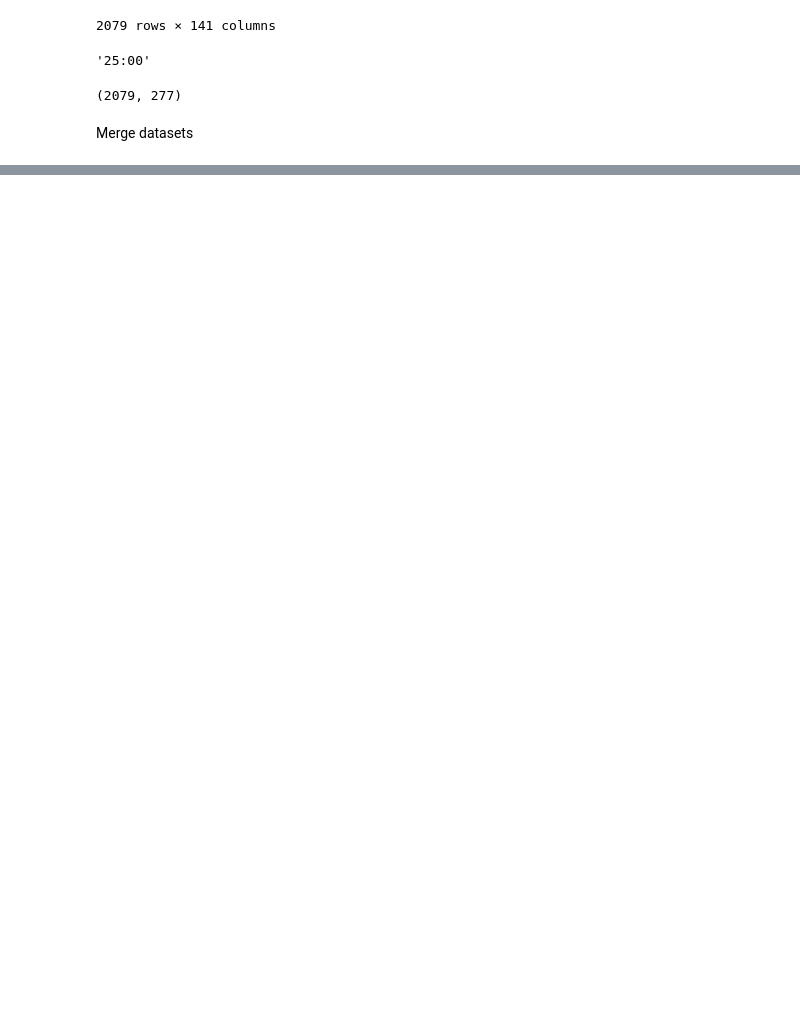
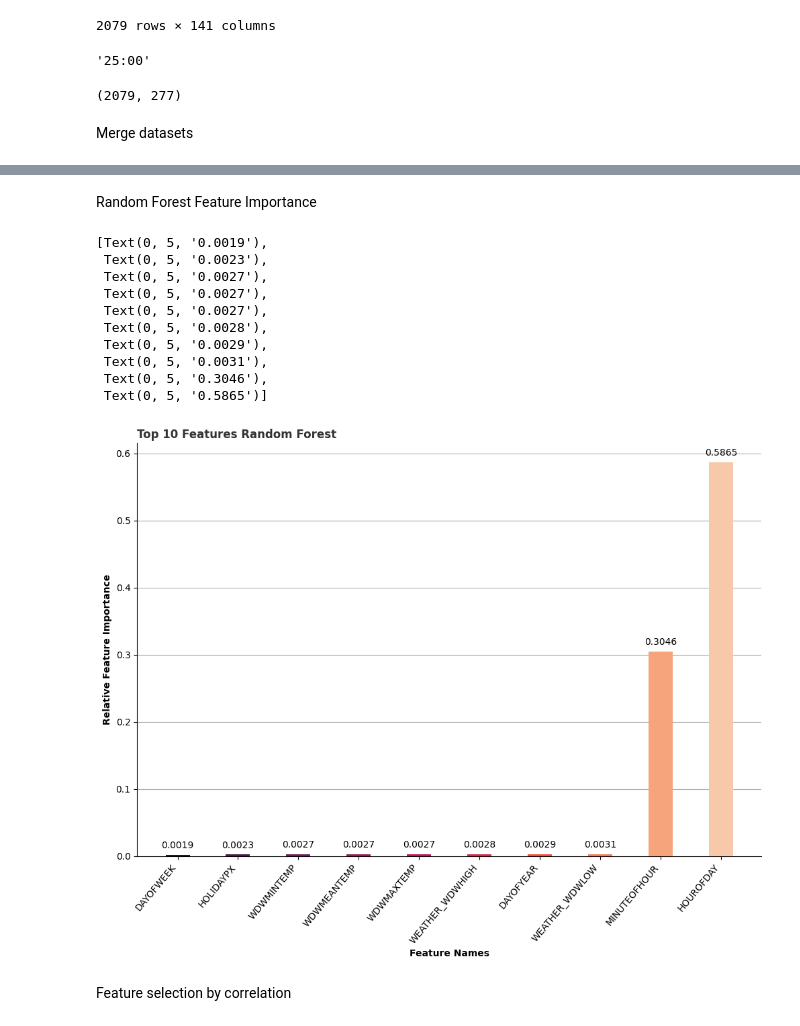
Before and after one commit to Anninam/Project-Disney-World-DSF, a Jupyter notebook: data_cleaning.ipynb, the cells around one changed output, grey strips where cells are left out. Cells and saved outputs as stored; diff of their text form; code cells hidden in the pictures; blank space fills up the shorter version.

```diff
--- a/data_cleaning.ipynb
+++ b/data_cleaning.ipynb
@@ -181,0 +306,8 @@ waittimes = waittimes.loc[:, waittimes.columns != 'datetime']
+# %%
+nr_arr = waittimes["SPOSTMIN"].to_numpy()
+
+indices = []
+for index in range(1,len(nr_arr)):
+    if (nr_arr[index] - nr_arr[index-1]) > (waittimes["SPOSTMIN"].std() * 2):
+        indices.append(index)
+indices
@@ -181,0 +332,10 @@ waittimes = waittimes.loc[:, waittimes.columns != 'datetime']
+# %%
+waittimes = waittimes.drop((indices), axis=0)
+# %%
+nr_arr = waittimes["SPOSTMIN"].to_numpy()
+
+indices = []
+for index in range(1,len(nr_arr)):
+    if (nr_arr[index] - nr_arr[index-1]) > (waittimes["SPOSTMIN"].std() * 2):
+        indices.append(index)
+indices
@@ -181,0 +360,2 @@ waittimes = waittimes.loc[:, waittimes.columns != 'datetime']
+# %%
+waittimes = waittimes.drop((indices), axis=0)
@@ -215,0 +421,2 @@ R_squared: 0.68
+# %% [markdown]
+Random Forest Feature Importance
@@ -215,0 +426,32 @@ R_squared: 0.68
+# %%
+#top 10 features RF
+top10_indeces = rf.feature_importances_.argsort()[-10:]
+#get according column names
+feature_names = list(X_train.columns[top10_indeces])
+
+#Barplot showing relative importance of Top 10 Features
+colors = sns.color_palette(palette="rocket", n_colors=len(feature_names))
+fig, ax = plt.subplots(figsize=(12,8))
+bars = ax.bar(feature_names, rf.feature_importances_[top10_indeces], width= 0.4, color = colors , zorder=3)
+ax.spines['top'].set_visible(False)
+ax.spines['right'].set_visible(False)
+ax.set_ylabel("Relative Feature Importance", weight='bold')
+ax.set_xlabel("Feature Names", weight='bold')
+ax.set_title("Top 10 Features Random Forest", pad=5, color='#333333', weight='bold', loc='left')
+plt.xticks(rotation=50, ha='right')
+ax.yaxis.grid(True, color='#b0b0b0', zorder=0)
+ax.bar_label(bars, fmt='%.4f', padding=5)
+# %% [output]
+[Text(0, 5, '0.0019'),
+ Text(0, 5, '0.0023'),
+ Text(0, 5, '0.0027'),
+ Text(0, 5, '0.0027'),
+ Text(0, 5, '0.0027'),
+ Text(0, 5, '0.0028'),
+ Text(0, 5, '0.0029'),
+ Text(0, 5, '0.0031'),
+ Text(0, 5, '0.3046'),
+ Text(0, 5, '0.5865')]
+[figure, added]
+# %% [markdown]
+Feature selection by correlation
```
Also changed, not shown: parts of 26 cells of this notebook, 1 other file.
